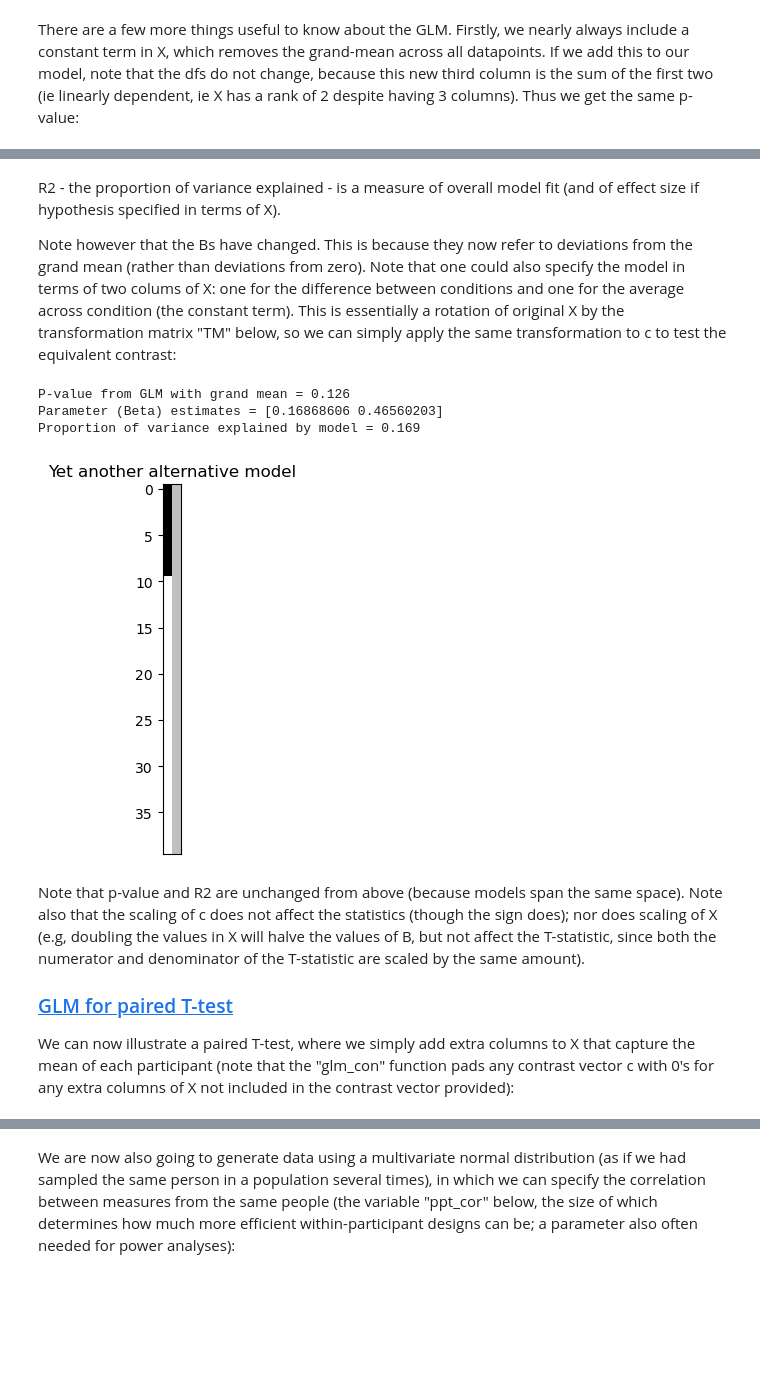
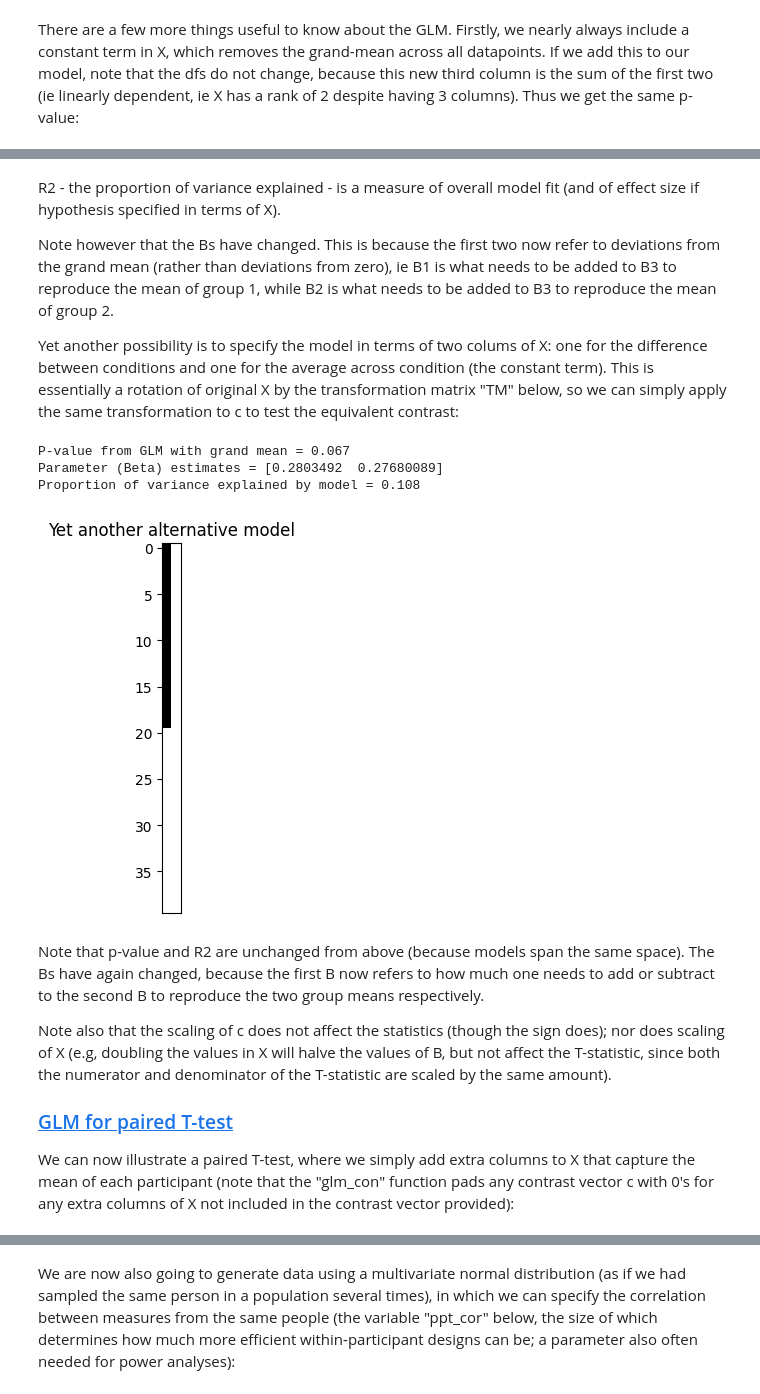
Before and after one commit to RikHenson/CognesticStats, a Jupyter notebook: cognestic_stats_python.ipynb, the cells around one changed output, grey strips where cells are left out. Drawn from its saved outputs; the diff is of its cells as text; code cells hidden in the pictures; blank space fills up the shorter version.

Commit message:
small improvements since fmri course

```diff
--- a/cognestic_stats_python.ipynb
+++ b/cognestic_stats_python.ipynb
@@ -1108,7 +1118,7 @@ The T-test is a special case of the General Linear Model (GLM). The GLM is norma
 So if we stick with the example of a two-sample, unpaired T-test:
 # %%
-np.random.seed(1) # Initialise random seed
-N = [10, 30]
+np.random.seed(2) # Initialise random seed
+N = [20, 20]
 yg = [None,None]
 yg[0] = sample_pop(pop, N[0], 1)
 yg[1] = sample_pop(pop, N[1], 1) + 0.5
@@ -1249,29 +1259,34 @@ Proportion of variance explained by model = 0.169
 # %% [markdown]
 R2 - the proportion of variance explained - is a measure of overall model fit (and of effect size if hypothesis specified in terms of X).
 
-Note however that the Bs have changed. This is because they now refer to deviations from the grand mean (rather than deviations from zero). Note that one could also specify the model in terms of two colums of X: one for the difference between conditions and one for the average across condition (the constant term). This is essentially a rotation of original X by the transformation matrix "TM" below, so we can simply apply the same transformation to c to test the equivalent contrast:
+Note however that the Bs have changed. This is because the first two now refer to deviations from the grand mean (rather than deviations from zero), ie B1 is what needs to be added to B3 to reproduce the mean of group 1, while B2 is what needs to be added to B3 to reproduce the mean of group 2.
+
+Yet another possibility is to specify the model in terms of two colums of X: one for the difference between conditions and one for the average across condition (the constant term). This is essentially a rotation of original X by the transformation matrix "TM" below, so we can simply apply the same transformation to c to test the equivalent contrast:
 # %%
-TM = np.array([[-1, 1], [0.5, 0.5]]).T   # Transformation Matrix from separate groups to difference and mean across groups
+TM = np.array([[-1, 1], [1, 1]]).T   # Transformation Matrix from separate groups to difference and mean across groups
 aX = X@TM
 plt.figure(); plt.imshow(aX, cmap='gray', vmin=-1, vmax=1)
 plt.title('Yet another alternative model'); plt.xticks([]);
 B, sigma, R2, r = glm_fit(y, aX)
 
 ac = c@TM  # Since applied TM to X, need to apply to contrast too
 T, F, df, p = glm_con(ac, aX, B, sigma)
 B = np.array2string(B.T[0])
 print(f'P-value from GLM with grand mean = {p.item():.3f}')
 print(f'Parameter (Beta) estimates = {B}')
 print(f'Proportion of variance explained by model = {R2[0]:.3f}')
 # %% [output]
-P-value from GLM with grand mean = 0.126
-Parameter (Beta) estimates = [0.16868606 0.46560203]
-Proportion of variance explained by model = 0.169
+P-value from GLM with grand mean = 0.067
+Parameter (Beta) estimates = [0.2803492  0.27680089]
+Proportion of variance explained by model = 0.108
-[figure, old version]
+[figure, new version]
 # %% [markdown]
-Note that p-value and R2 are unchanged from above (because models span the same space). Note also that the scaling of c does not affect the statistics (though the sign does); nor does scaling of X (e.g, doubling the values in X will halve the values of B, but not affect the T-statistic, since both the numerator and denominator of the T-statistic are scaled by the same amount).
+Note that p-value and R2 are unchanged from above (because models span the same space). The Bs have again changed, because the first B now refers to how much one needs to add or subtract to the second B to reproduce the two group means respectively.
 
-### <a id='toc1_9_1_'></a>[GLM for paired T-test](#toc0_)
+Note also that the scaling of c does not affect the statistics (though the sign does); nor does scaling of X (e.g, doubling the values in X will halve the values of B, but not affect the T-statistic, since both the numerator and denominator of the T-statistic are scaled by the same amount).
+
+<a id='toc1_8_2_'></a>
+### [GLM for paired T-test](#toc0_)
 
 We can now illustrate a paired T-test, where we simply add extra columns to X that capture the mean of each participant (note that the "glm_con" function pads any contrast vector c with 0's for any extra columns of X not included in the contrast vector provided):
 # %%
```
Also changed, not shown: parts of 90 cells of this notebook, 1 other file.
